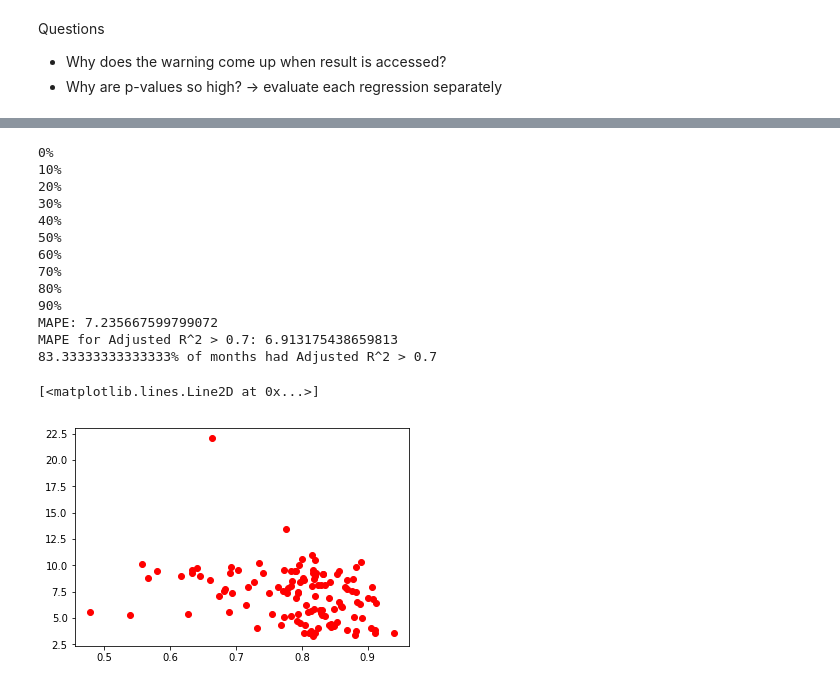
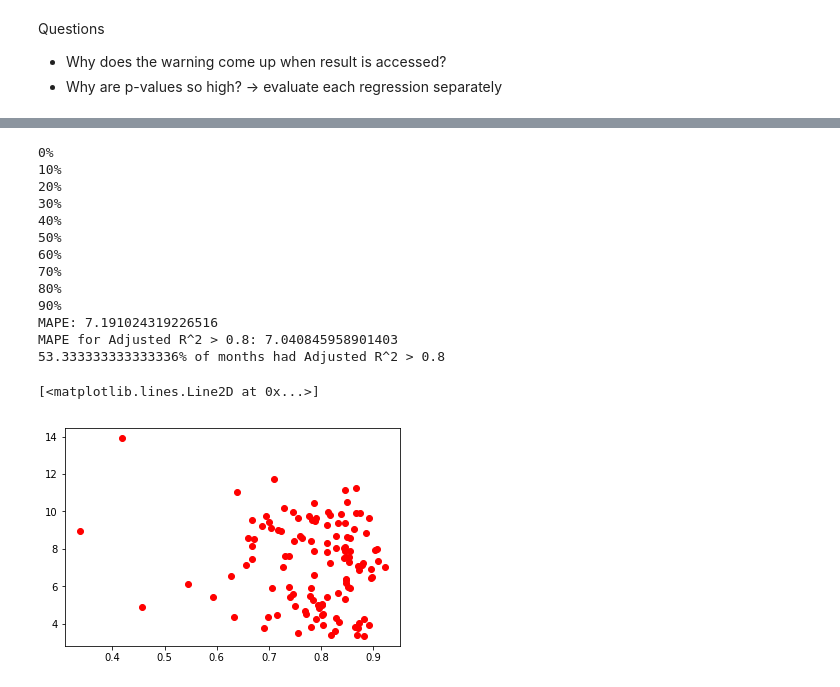
Before and after one commit to felipeascouto/energy, a Jupyter notebook: research_p2.ipynb, the cells around one changed output, grey strips where cells are left out. Saved outputs shown, nothing was run; the diff lists cells and outputs as text; code cells hidden in the pictures.

Commit message:
testing p-values of predictors and optimized MAPE

```diff
--- a/research_p2.ipynb
+++ b/research_p2.ipynb
@@ -467,10 +469,13 @@ Questions
 # %%
 # calculate p-values for each predictor - forward selection
 
-n = 10
+# np.seterr(divide='ignore',invalid='ignore') # ignore errors for n=100
+n = 100
 RTsem_model = []
 DA_model = []
 load_model = []
+DAsem_model = []
+wind_model = []
 for i in range(n):
     for j in range(1,13):
         by_month = DART_gen_2018[DART_gen_2018['Month']==j]
@@ -494,5 +499,18 @@ for i in range(n):
             DA_model.append(result.pvalues[0])
             result = smf.ols(formula="LMP_RT ~ Load", data=cluster).fit()
             load_model.append(result.pvalues[0])
-np.nanmean(RTsem_model).mean(), np.nanmean(DA_model).mean(), np.nanmean(load_model).mean()
+            result = smf.ols(formula="LMP_RT ~ DA_sem", data=cluster).fit()
+            DAsem_model.append(result.pvalues[0])
+            result = smf.ols(formula="LMP_RT ~ Wind", data=cluster).fit()
+            wind_model.append(result.pvalues[0])
+
+    if i%(10)==0:
+        print('{}%'.format(i))
+
+print('p-values:')
+print('\tRT_sem: {}'.format(np.nanmean(RTsem_model).mean()))
+print('\tDA_sem: {}'.format(np.nanmean(DAsem_model).mean()))
+print('\tLMP_DA: {}'.format(np.nanmean(DA_model).mean()))
+print('\tLoad: {}'.format(np.nanmean(load_model).mean()))
+print('\tWind: {}'.format(np.nanmean(wind_model).mean()))
 # %% [output]
@@ -524,7 +551,7 @@ best_PE_array = np.zeros(n)
 all_R2adj = []
 all_PE = []
 k = 0
-r = 0.7
+r = 0.8
 for i in range(n):
     sklearn_PE_list = []
     best_PE_list = []
@@ -559,34 +586,34 @@ for i in range(n):
         PE = pe(test_data_copy['fitted RT (sklearn)'], test_data_copy['LMP_RT']).mean()
 
         if np.nanmean(np.array(month_R2adj)) > r:
             best_PE_list.append(PE)
             k += 1
         sklearn_PE_list.append(PE)
 
         all_R2adj.append(np.nanmean(np.array(month_R2adj)))
         all_PE.append(PE)
 
     sklearn_PE_array[i] = np.array(sklearn_PE_list).mean()
     best_PE_array[i] = np.array(best_PE_list).mean()
 
     print('{}%'.format(10*i))
 print('MAPE: {}'.format(sklearn_PE_array.mean()))
 print('MAPE for Adjusted R^2 > {}: {}'.format(r, best_PE_array.mean()))
 print('{}% of months had Adjusted R^2 > {}'.format(100*k/(12*n), r))
 plt.plot(np.array(all_R2adj), np.array(all_PE), 'ro')
 # %% [output]
 0%
 10%
 20%
 30%
 40%
 50%
 60%
 70%
 80%
 90%
-MAPE: 7.235667599799072
-MAPE for Adjusted R^2 > 0.7: 6.913175438659813
-83.33333333333333% of months had Adjusted R^2 > 0.7
+MAPE: 7.191024319226516
+MAPE for Adjusted R^2 > 0.8: 7.040845958901403
+53.333333333333336% of months had Adjusted R^2 > 0.8
 [<matplotlib.lines.Line2D at 0x...>]
-[figure, old version]
+[figure, new version]
```
Also changed, not shown: parts of 5 cells of this notebook.
